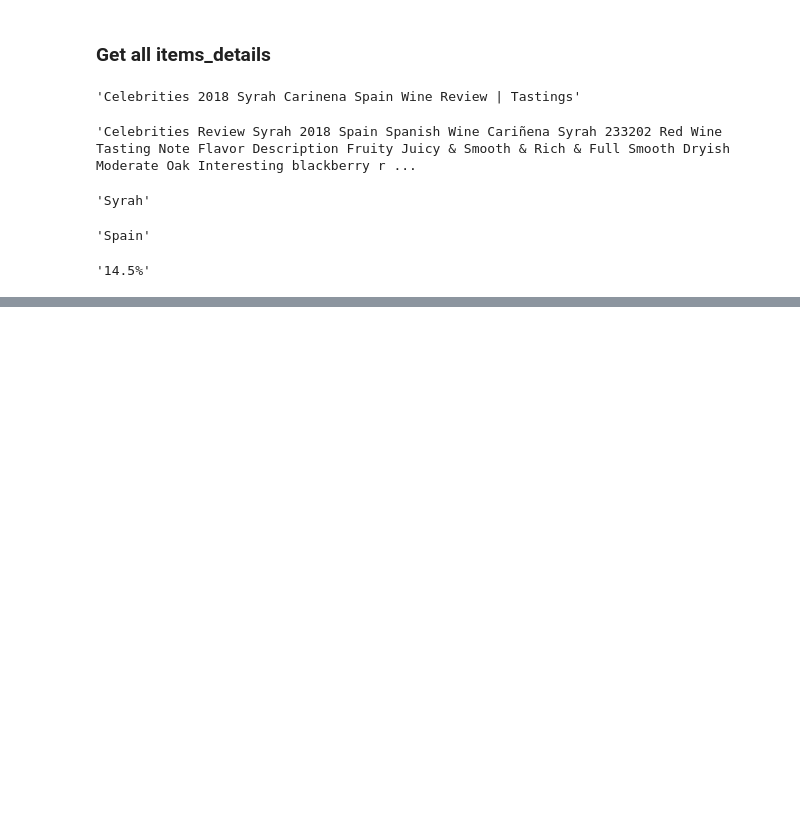
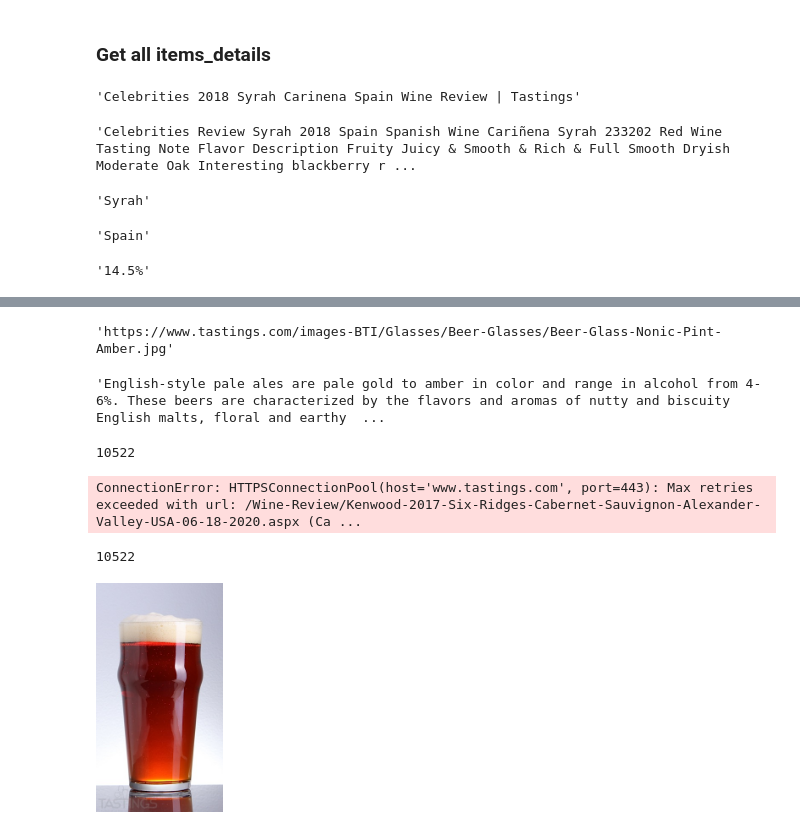
Before and after one commit to luongtruong77/nlp-drinks-cocktails-recommender, a Jupyter notebook: Tastings_scraper.ipynb, the cells around one changed output, grey strips where cells are left out. Saved outputs shown, nothing was run; the diff lists cells and outputs as text; code cells hidden in the pictures; blank space fills up the shorter version.

```diff
--- a/Tastings_scraper.ipynb
+++ b/Tastings_scraper.ipynb
@@ -501,0 +514,67 @@ print('Done!')
+# %%
+root_url + soup.find(class_='m-review-catg-desc-image-container').find('img')['src'] #photo 127 x 228
+# %% [output]
+'https://www.tastings.com/images-BTI/Glasses/Beer-Glasses/Beer-Glass-Nonic-Pint-Amber.jpg'
+# %%
+soup.find(class_='m-review-catg-desc-text').text.strip() #extend review
+# %% [output]
+'English-style pale ales are pale gold to amber in color and range in alcohol from 4-6%. These beers are characterized by the flavors and aromas of nutty and biscuity English malts, floral and earthy  ...
+# %%
+len(all_items_list)
+# %% [output]
+10522
+# %%
+#Scrape more reviews and photos
+smaller_headers = ["Name", "Extend_Review", "Photo_Link"]
+features_list = []
+
+for url in all_items_list[4000:5000]:
+
+    response = requests.get(url, headers=header)
+
+    data = response.text
+
+    soup = BeautifulSoup(data, "html.parser")
+
+
+    try:
+        name = soup.find_all('meta')[2]['content']
+    except:
+        name = np.nan
+
+    try:
+        extend_review = soup.find(class_='m-review-catg-desc-text').text.strip()
+    except:
+        extend_review = np.nan
+
+    try:
+        photo_link = root_url + soup.find(class_='m-review-catg-desc-image-container').find('img')['src'] #photo 127 x 228
+    except:
+        photo_link = np.nan
+
+
+    #Put all features in a dictionary
+    drink_dict = dict(zip(smaller_headers, [name,
+                                      extend_review,
+                                      photo_link]))
+
+    features_list.append(drink_dict)
+
+df = pd.DataFrame(features_list)
+
+df.to_csv('data/tastings_review_photos_5.csv')
+
+print('Done!')
+# %% [output]
+ConnectionError: HTTPSConnectionPool(host='www.tastings.com', port=443): Max retries exceeded with url: /Wine-Review/Kenwood-2017-Six-Ridges-Cabernet-Sauvignon-Alexander-Valley-USA-06-18-2020.aspx (Ca ...
+# %%
+len(all_items_list)
+# %% [output]
+10522
+# %%
+# libraries for displaying images
+from IPython.display import Image
+from IPython.core.display import HTML
+Image('https://www.tastings.com/images-BTI/Glasses/Beer-Glasses/Beer-Glass-Nonic-Pint-Amber.jpg', width=127, height=228)
+# %% [output]
+[figure, added]
```
Also changed, not shown: parts of 38 cells of this notebook, 1 other file.
